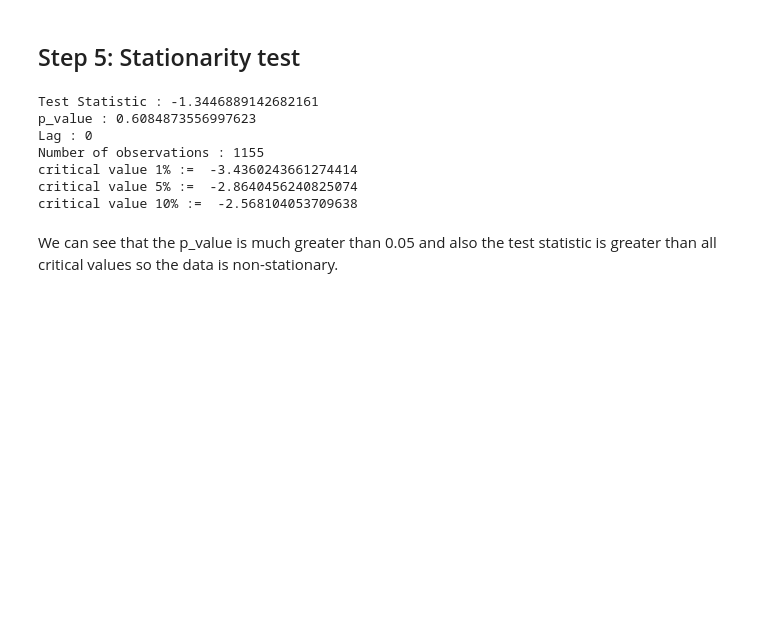
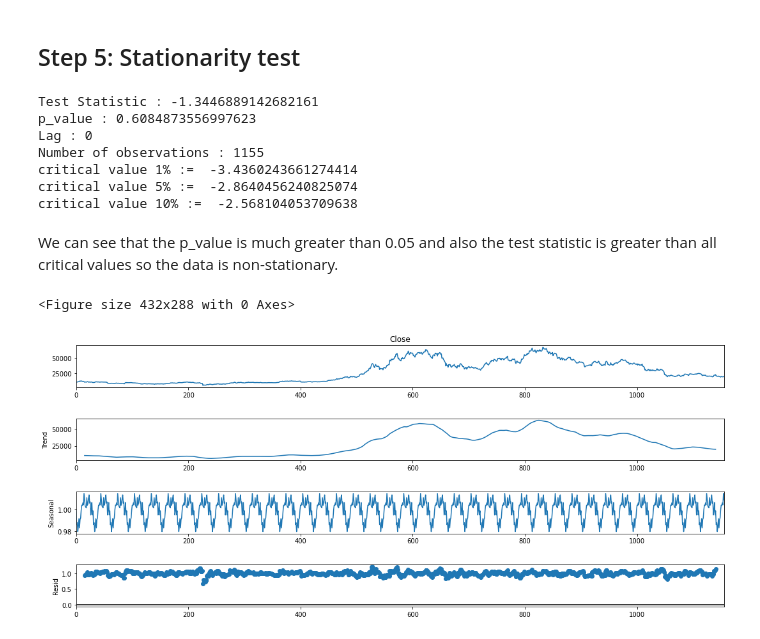
Before and after one commit to huy2212/bitcoin_price_prediction, a Jupyter notebook: data_preprocessing.ipynb, the cells around one changed output. Saved outputs shown, nothing was run; the diff lists cells and outputs as text; code cells hidden in the pictures; blank space fills up the shorter version.

```diff
--- a/data_preprocessing.ipynb
+++ b/data_preprocessing.ipynb
@@ -174,6 +174,16 @@ critical value 5% :=  -2.8640456240825074
 critical value 10% :=  -2.568104053709638
 # %% [markdown]
 We can see that the p_value is much greater than 0.05 and also the test statistic is greater than all critical values so the data is non-stationary.
+# %%
+from statsmodels.tsa.seasonal import seasonal_decompose
+
+result = seasonal_decompose(df['Close'], model='multiplicative', freq = 30)
+fig = plt.figure()
+fig = result.plot()
+fig.set_size_inches(17, 7)
+# %% [output]
+<Figure size 432x288 with 0 Axes>
+[figure, added]
 # %%
 #The dataset now look fine, let's save it for future work.
 # df.to_csv('bitcoin_price.csv')
```
Also changed, not shown: parts of 1 cell of this notebook.
